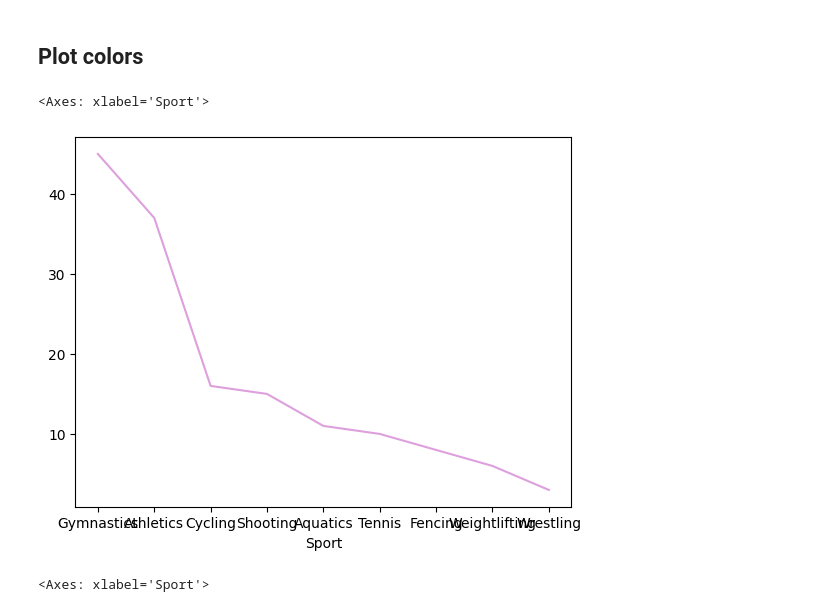
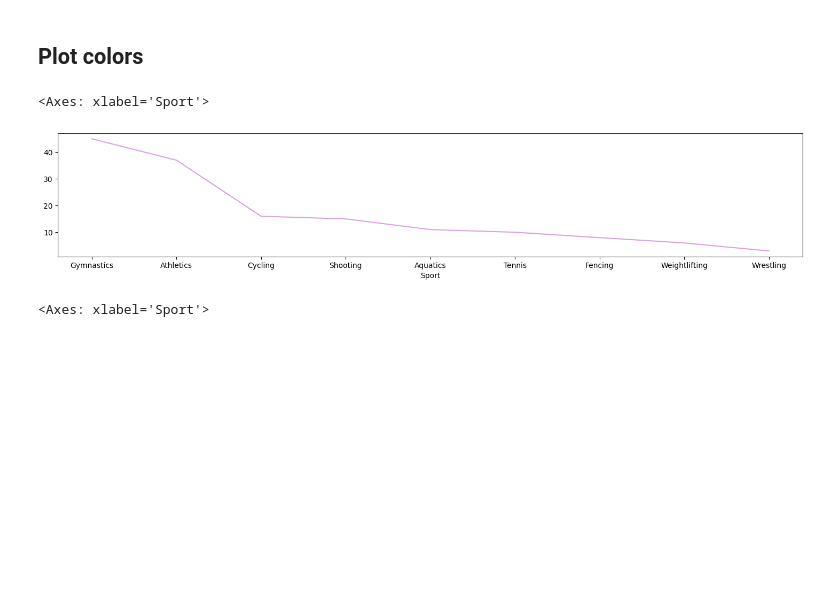
Before and after one commit to krishnabhunia/VSCode-Programs, a Jupyter notebook: pandas_linkedin_essential_code/Ch05 Basic plotting.ipynb, the cells around one changed output. Drawn from its saved outputs; the diff is of its cells as text; code cells hidden in the pictures; blank space fills up the shorter version.

```diff
--- a/pandas_linkedin_essential_code/Ch05 Basic plotting.ipynb
+++ b/pandas_linkedin_essential_code/Ch05 Basic plotting.ipynb
@@ -70,10 +70,11 @@ fo.Sport.value_counts().plot(kind='pie')
 # %% [markdown]
 ## Plot colors
 # %%
+plt.figure(figsize=(18, 3))
 fo.Sport.value_counts().plot(color='plum')
 # %% [output]
 <Axes: xlabel='Sport'>
-[figure, old version]
+[figure, new version]
 # %%
 fo.Sport.value_counts().plot(kind='bar',color='maroon')
 # %% [output]
```
